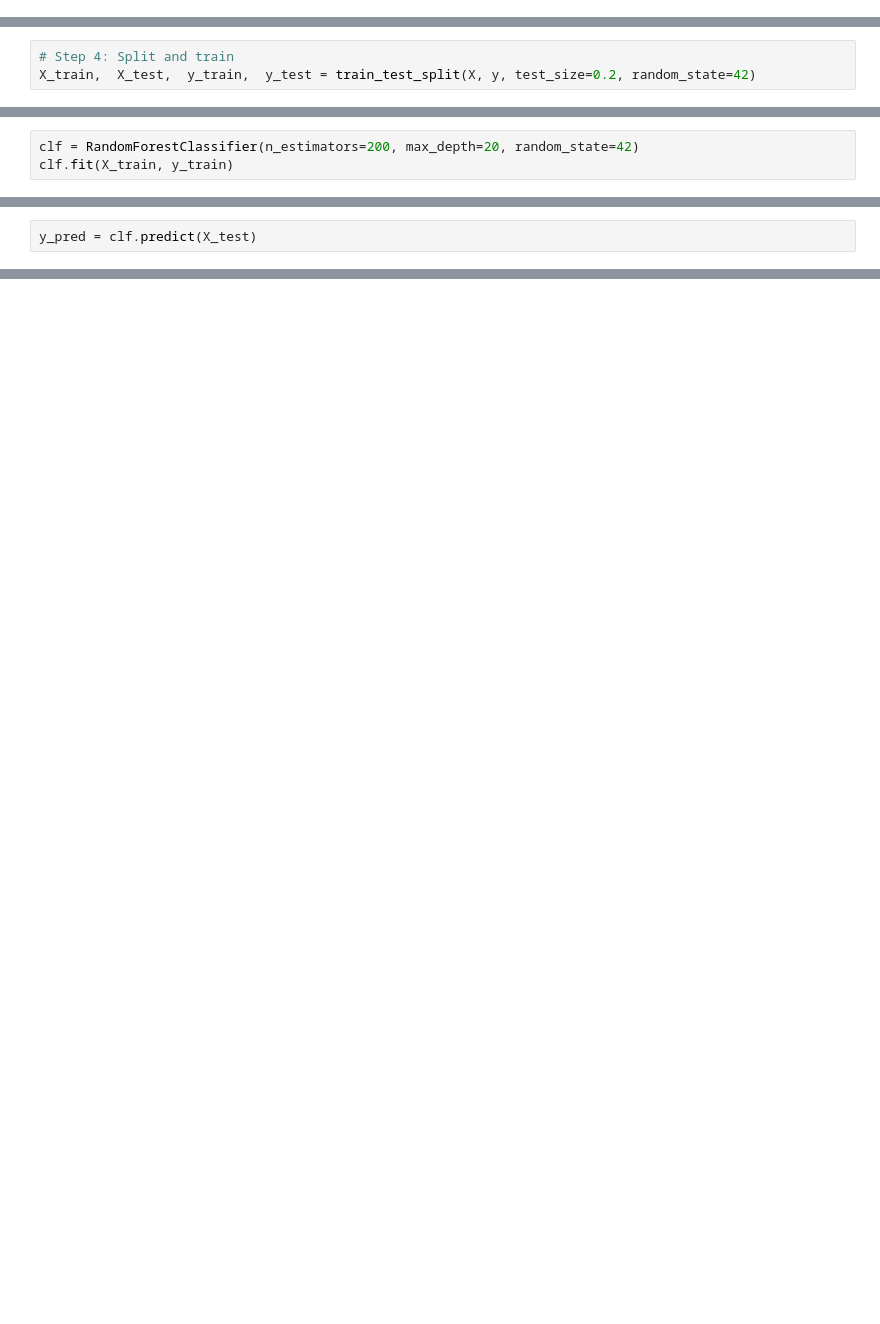
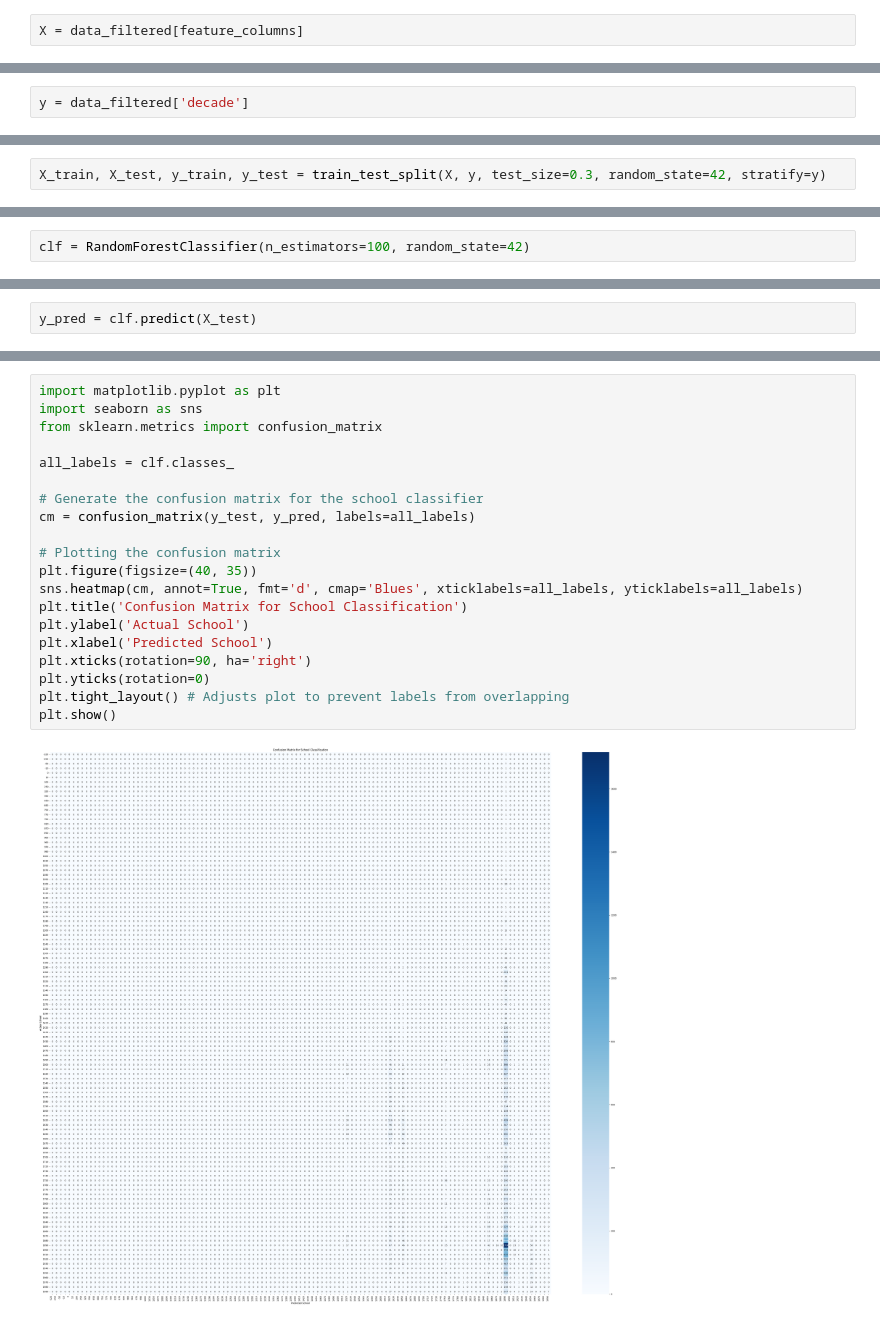
Before and after one commit to vieira-giulia/art_data_mining, a Jupyter notebook: 03_classification/decade_classifier.ipynb, the cells around one changed output, grey strips where cells are left out. Drawn from its saved outputs; the diff is of its cells as text; blank space fills up the shorter version.

Commit message:
classifiers, separated in decades without prominent 2000 and 2010 and full; schools without priminent modern and full

```diff
--- a/03_classification/decade_classifier.ipynb
+++ b/03_classification/decade_classifier.ipynb
@@ -30,2 +34,4 @@ X = color_X
+# %%
+X = data_filtered[feature_columns]
 # %% [markdown]
 **2. Labels**
@@ -36,5 +38,6 @@ y = label_encoder.fit_transform(df["decade"])
+# %%
+y = data_filtered['decade']
 # %% [markdown]
 **3. Split dataset**
 # %%
-# Step 4: Split and train
-X_train,  X_test,  y_train,  y_test = train_test_split(X, y, test_size=0.2, random_state=42)
+X_train, X_test, y_train, y_test = train_test_split(X, y, test_size=0.3, random_state=42, stratify=y)
@@ -43,3 +46,2 @@ X_train,  X_test,  y_train,  y_test = train_test_split(X, y, test_size=0.2, rand
 # %%
-clf = RandomForestClassifier(n_estimators=200, max_depth=20, random_state=42)
-clf.fit(X_train, y_train)
+clf = RandomForestClassifier(n_estimators=100, random_state=42)
@@ -125,0 +98,22 @@ importance_df.to_csv("weighted_color-decade_feature_importance.csv", index=False
+# %%
+import matplotlib.pyplot as plt
+import seaborn as sns
+from sklearn.metrics import confusion_matrix
+
+all_labels = clf.classes_
+
+# Generate the confusion matrix for the school classifier
+cm = confusion_matrix(y_test, y_pred, labels=all_labels)
+
+# Plotting the confusion matrix
+plt.figure(figsize=(40, 35))
+sns.heatmap(cm, annot=True, fmt='d', cmap='Blues', xticklabels=all_labels, yticklabels=all_labels)
+plt.title('Confusion Matrix for School Classification')
+plt.ylabel('Actual School')
+plt.xlabel('Predicted School')
+plt.xticks(rotation=90, ha='right')
+plt.yticks(rotation=0)
+plt.tight_layout() # Adjusts plot to prevent labels from overlapping
+plt.show()
+# %% [output]
+[figure, added]
```
Also changed, not shown: parts of 46 cells of this notebook, 4 other files.
